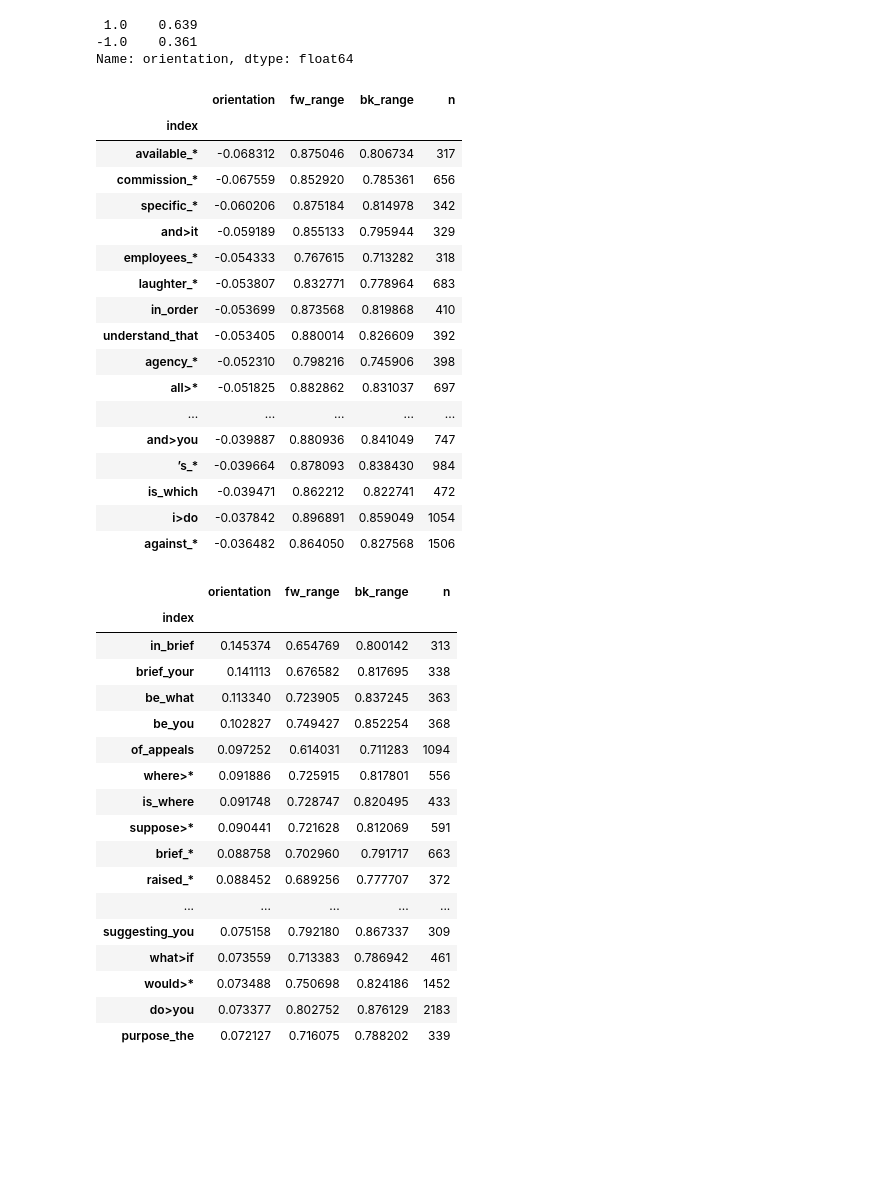
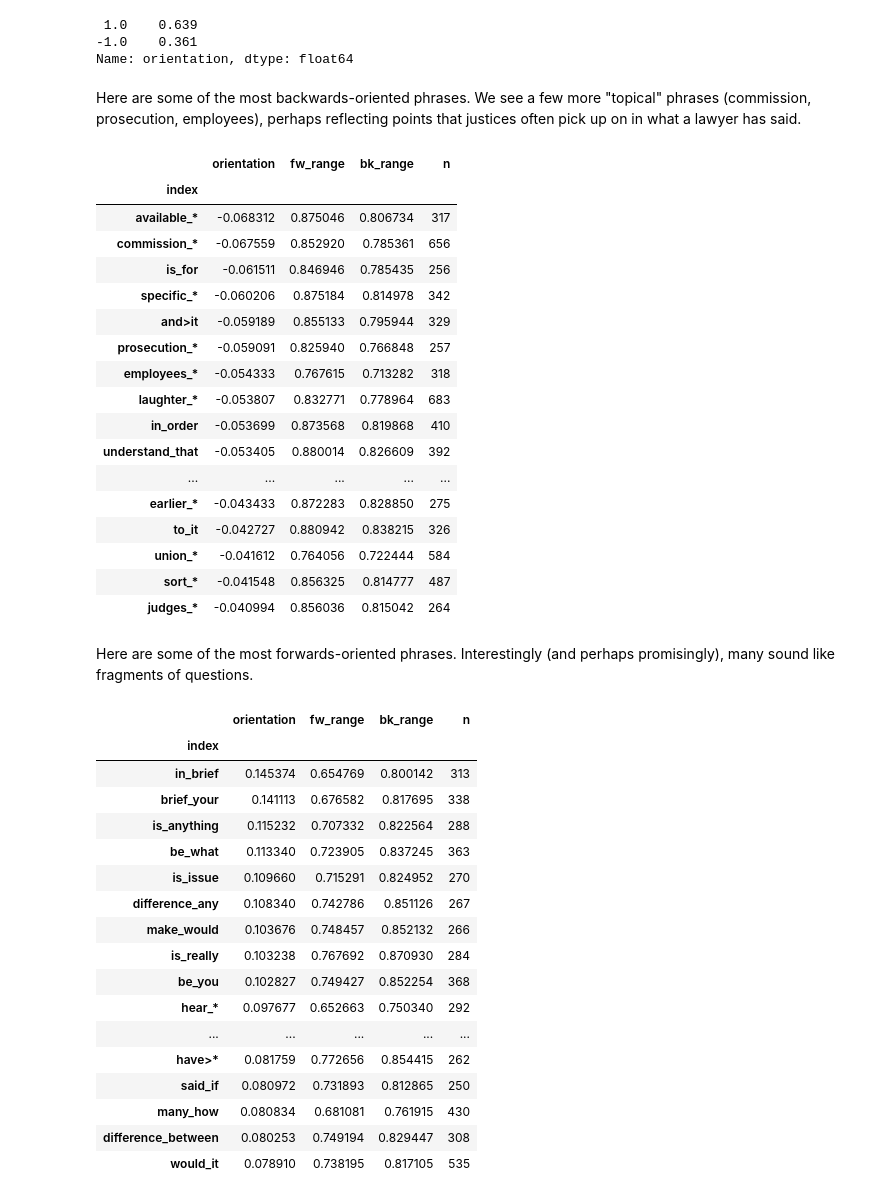
Before and after one commit to rgangela99/Cornell-Conversational-Analysis-Toolkit, a Jupyter notebook: examples/orientation/orientation_demo.ipynb, the cells around one changed output. Cells and saved outputs as stored; diff of their text form; code cells hidden in the pictures; blank space fills up the shorter version.

```diff
--- a/examples/orientation/orientation_demo.ipynb
+++ b/examples/orientation/orientation_demo.ipynb
@@ -18,0 +46,2 @@ DATA_DIR = '/kitchen/experimental_justine/scotus/demo_data'
+# %%
+DATA_DIR = '<YOUR DIRECTORY>'
@@ -321,45 +426,49 @@ np.sign(orientation_df.orientation).value_counts(normalize=True)
  1.0    0.639
 -1.0    0.361
 Name: orientation, dtype: float64
+# %% [markdown]
+Here are some of the most backwards-oriented phrases. We see a few more "topical" phrases (commission, prosecution, employees), perhaps reflecting points that justices often pick up on in what a lawyer has said.
 # %%
-orientation_df[orientation_df.n >= 300].sort_values('orientation').head(25)
+orientation_df[orientation_df.n >= 250].sort_values('orientation').head(25)
 # %% [output]
 |  | orientation | fw_range | bk_range | n |
 | index |  |  |  |  |
 | available_* | -0.068312 | 0.875046 | 0.806734 | 317 |
 | commission_* | -0.067559 | 0.852920 | 0.785361 | 656 |
+| is_for | -0.061511 | 0.846946 | 0.785435 | 256 |
 | specific_* | -0.060206 | 0.875184 | 0.814978 | 342 |
 | and>it | -0.059189 | 0.855133 | 0.795944 | 329 |
+| prosecution_* | -0.059091 | 0.825940 | 0.766848 | 257 |
 | employees_* | -0.054333 | 0.767615 | 0.713282 | 318 |
 | laughter_* | -0.053807 | 0.832771 | 0.778964 | 683 |
 | in_order | -0.053699 | 0.873568 | 0.819868 | 410 |
 | understand_that | -0.053405 | 0.880014 | 0.826609 | 392 |
-| agency_* | -0.052310 | 0.798216 | 0.745906 | 398 |
-| all>* | -0.051825 | 0.882862 | 0.831037 | 697 |
 | ... | ... | ... | ... | ... |
-| and>you | -0.039887 | 0.880936 | 0.841049 | 747 |
-| ’s_* | -0.039664 | 0.878093 | 0.838430 | 984 |
-| is_which | -0.039471 | 0.862212 | 0.822741 | 472 |
-| i>do | -0.037842 | 0.896891 | 0.859049 | 1054 |
-| against_* | -0.036482 | 0.864050 | 0.827568 | 1506 |
+| earlier_* | -0.043433 | 0.872283 | 0.828850 | 275 |
+| to_it | -0.042727 | 0.880942 | 0.838215 | 326 |
+| union_* | -0.041612 | 0.764056 | 0.722444 | 584 |
+| sort_* | -0.041548 | 0.856325 | 0.814777 | 487 |
+| judges_* | -0.040994 | 0.856036 | 0.815042 | 264 |
+# %% [markdown]
+Here are some of the most forwards-oriented phrases. Interestingly (and perhaps promisingly), many sound like fragments of questions.
 # %%
-orientation_df[orientation_df.n >= 300].sort_values('orientation', ascending=False).head(25)
+orientation_df[orientation_df.n >= 250].sort_values('orientation', ascending=False).head(25)
 # %% [output]
 |  | orientation | fw_range | bk_range | n |
 | index |  |  |  |  |
 | in_brief | 0.145374 | 0.654769 | 0.800142 | 313 |
 | brief_your | 0.141113 | 0.676582 | 0.817695 | 338 |
+| is_anything | 0.115232 | 0.707332 | 0.822564 | 288 |
 | be_what | 0.113340 | 0.723905 | 0.837245 | 363 |
+| is_issue | 0.109660 | 0.715291 | 0.824952 | 270 |
+| difference_any | 0.108340 | 0.742786 | 0.851126 | 267 |
+| make_would | 0.103676 | 0.748457 | 0.852132 | 266 |
+| is_really | 0.103238 | 0.767692 | 0.870930 | 284 |
 | be_you | 0.102827 | 0.749427 | 0.852254 | 368 |
-| of_appeals | 0.097252 | 0.614031 | 0.711283 | 1094 |
-| where>* | 0.091886 | 0.725915 | 0.817801 | 556 |
-| is_where | 0.091748 | 0.728747 | 0.820495 | 433 |
-| suppose>* | 0.090441 | 0.721628 | 0.812069 | 591 |
-| brief_* | 0.088758 | 0.702960 | 0.791717 | 663 |
-| raised_* | 0.088452 | 0.689256 | 0.777707 | 372 |
+| hear_* | 0.097677 | 0.652663 | 0.750340 | 292 |
 | ... | ... | ... | ... | ... |
-| suggesting_you | 0.075158 | 0.792180 | 0.867337 | 309 |
-| what>if | 0.073559 | 0.713383 | 0.786942 | 461 |
-| would>* | 0.073488 | 0.750698 | 0.824186 | 1452 |
-| do>you | 0.073377 | 0.802752 | 0.876129 | 2183 |
-| purpose_the | 0.072127 | 0.716075 | 0.788202 | 339 |
+| have>* | 0.081759 | 0.772656 | 0.854415 | 262 |
+| said_if | 0.080972 | 0.731893 | 0.812865 | 250 |
+| many_how | 0.080834 | 0.681081 | 0.761915 | 430 |
+| difference_between | 0.080253 | 0.749194 | 0.829447 | 308 |
+| would_it | 0.078910 | 0.738195 | 0.817105 | 535 |
```
Also changed, not shown: parts of 74 cells of this notebook, 3 other files.
